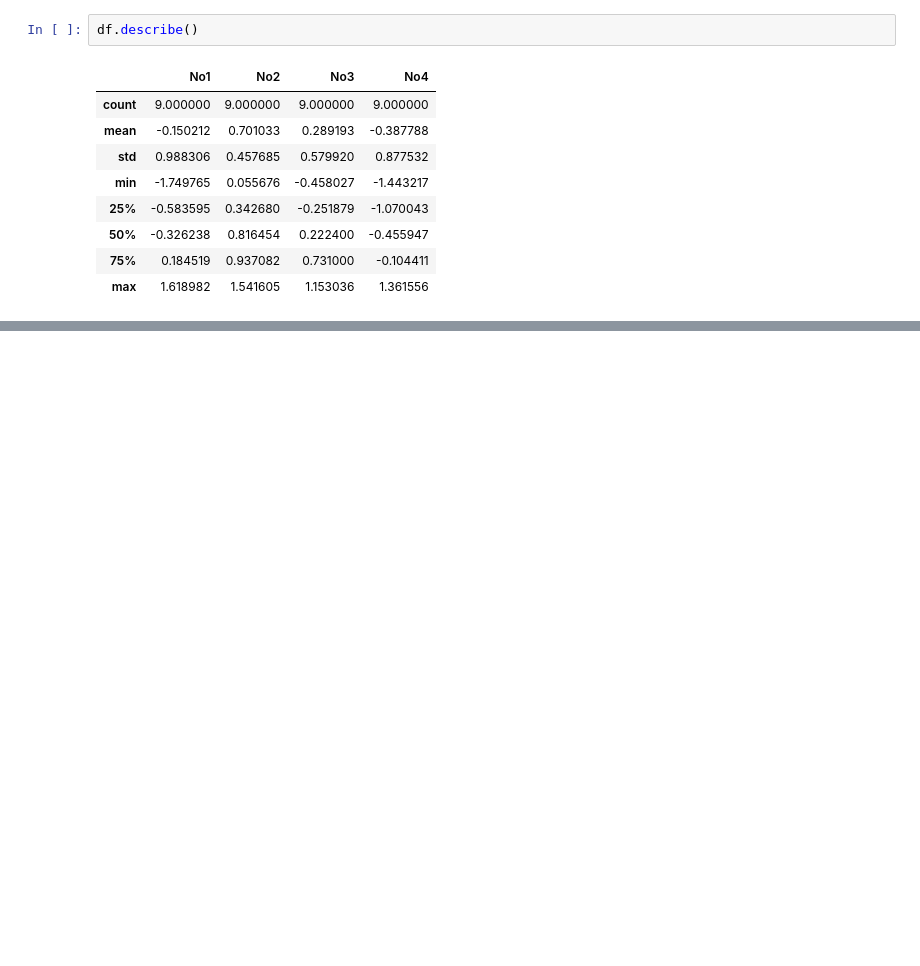
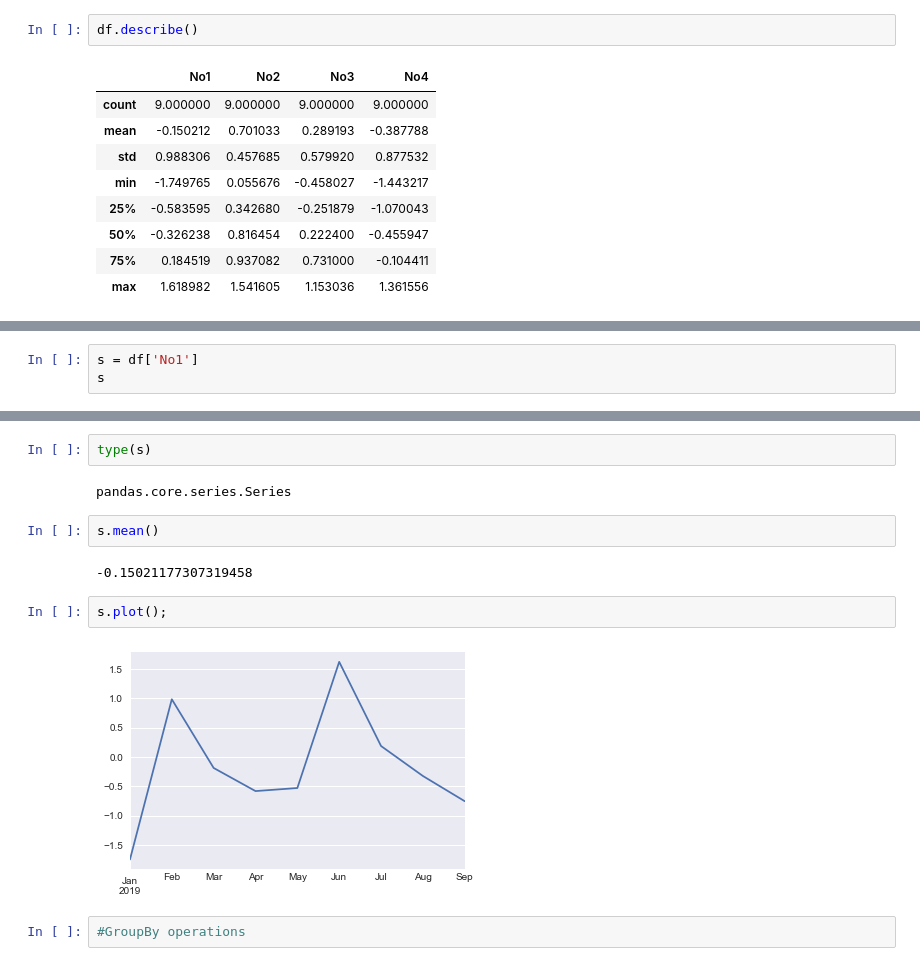
Before and after one commit to VishvaP/Data-Analysis-in-Python, a Jupyter notebook: Data Analysis - Pandas.ipynb, the cells around one changed output, grey strips where cells are left out. Cells and saved outputs as stored; diff of their text form; blank space fills up the shorter version.

```diff
--- a/Data Analysis - Pandas.ipynb
+++ b/Data Analysis - Pandas.ipynb
@@ -282,0 +419,3 @@ df.describe()
+# %%
+s = df['No1']
+s
@@ -282,0 +444,14 @@ df.describe()
+# %%
+type(s)
+# %% [output]
+pandas.core.series.Series
+# %%
+s.mean()
+# %% [output]
+-0.15021177307319458
+# %%
+s.plot();
+# %% [output]
+[figure, added]
+# %%
+#GroupBy operations
```
Also changed, not shown: parts of 35 cells of this notebook.
